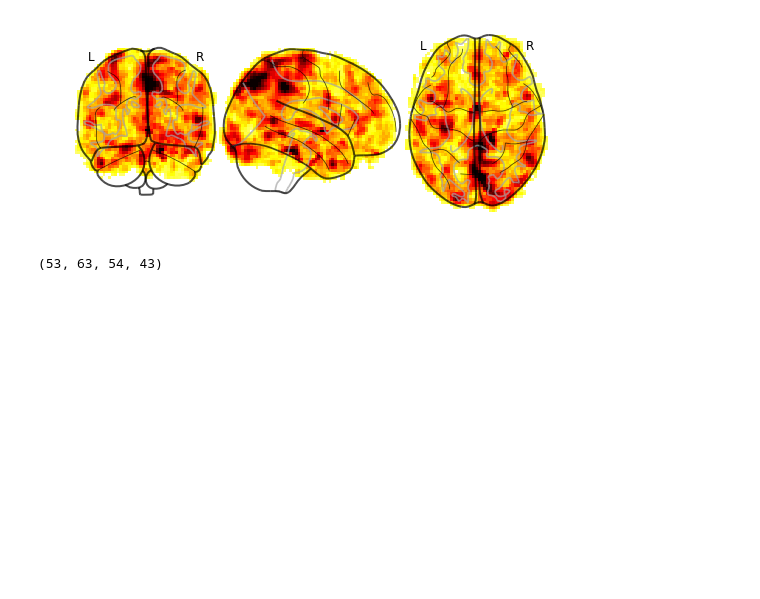
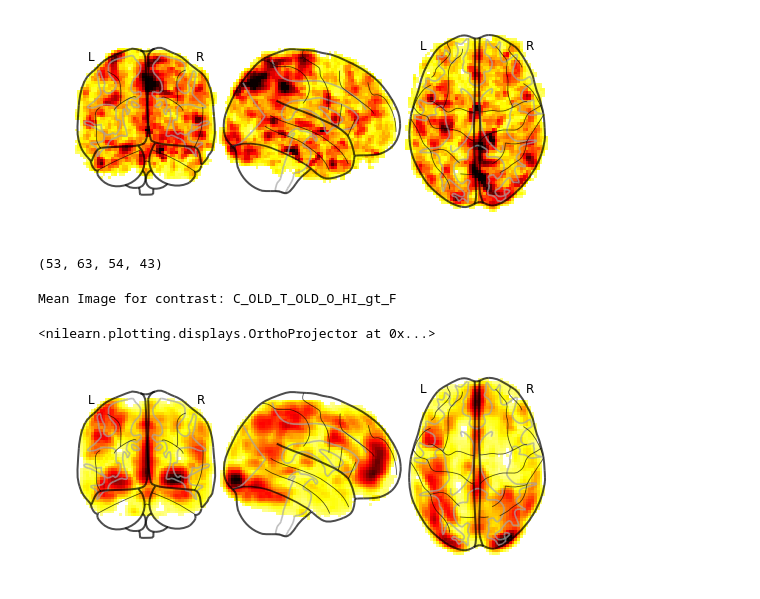
Before and after one commit to huijbers/fMRI_2nd_level_in_python, a Jupyter notebook: fMRI_3D_img_to_4D_nii.ipynb, the cells around one changed output. Drawn from its saved outputs; the diff is of its cells as text; code cells hidden in the pictures; blank space fills up the shorter version.

Commit message:
mean computed
Added calculate mean (and write mean)
optional toDo write as 4d serries

```diff
--- a/fMRI_3D_img_to_4D_nii.ipynb
+++ b/fMRI_3D_img_to_4D_nii.ipynb
@@ -43,3 +43,14 @@ for ii in range(1, len(fn)):  #len(fn)
 image_data.shape
 # %% [output]
 (53, 63, 54, 43)
+# %%
+mean_data = np.mean(image_data, axis = 3)
+img = nib.load(os.getcwd() + '/' + fn[0])
+new_img = nib.Nifti1Image(mean_data, img.affine, img.header)
+#nib.save(new_img, 'test.nii')
+print('Mean Image for contrast: ' + fn[0][5:len(fn[0])-4]) #show contrast name based on first subject
+plotting.plot_glass_brain(new_img)
+# %% [output]
+Mean Image for contrast: C_OLD_T_OLD_O_HI_gt_F
+<nilearn.plotting.displays.OrthoProjector at 0x...>
+[figure, added]
```
Also changed, not shown: parts of 2 cells of this notebook, 1 other file.
